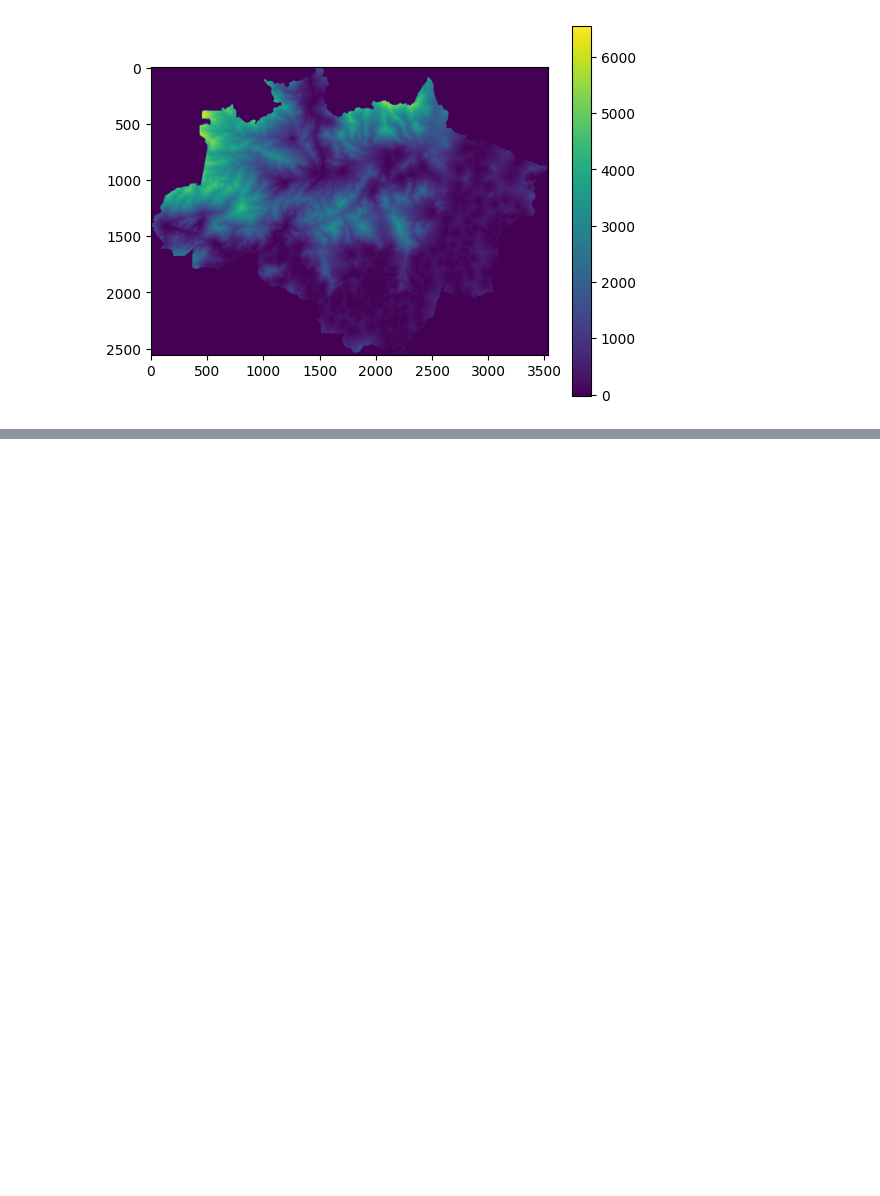
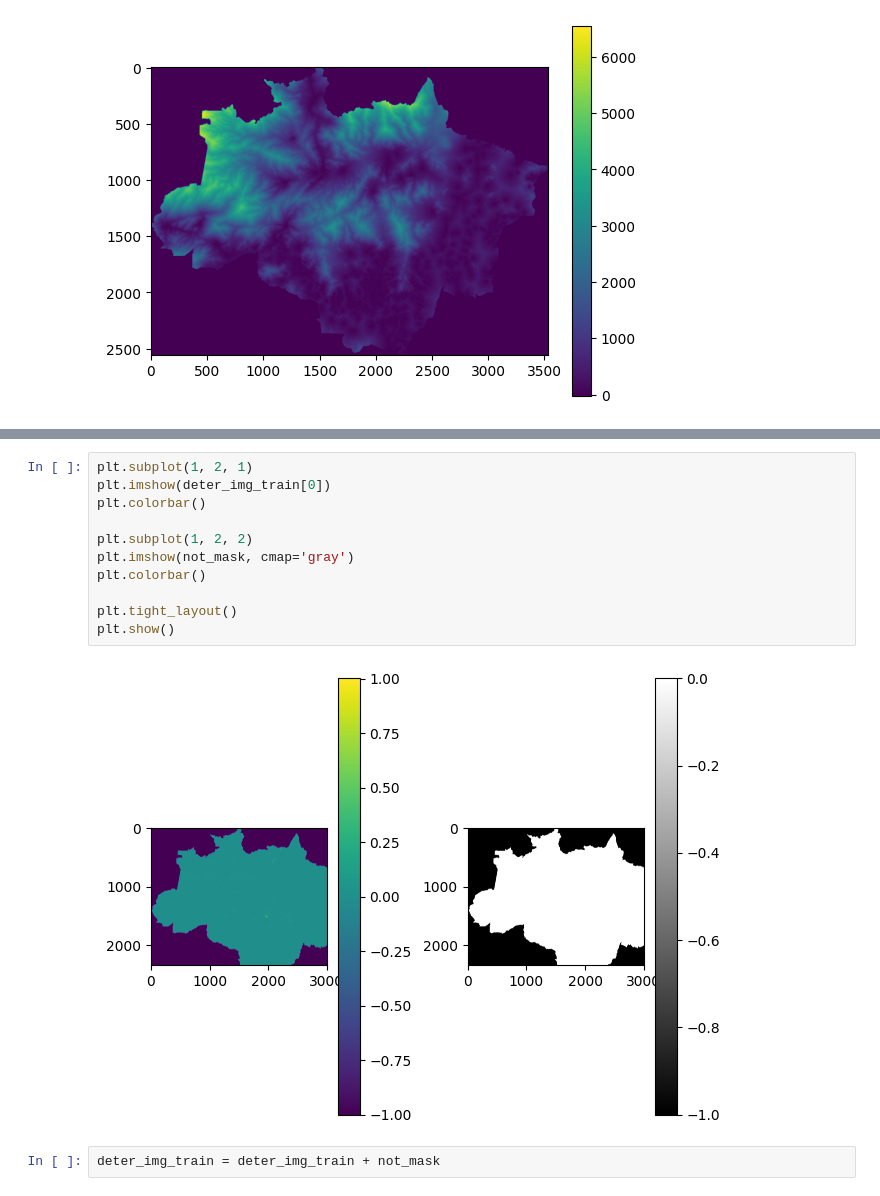
Before and after one commit to thimabru1010/AmazonDeforestation_Prediction, a Jupyter notebook: explore_INPE_IBAMA_data.ipynb, the cells around one changed output, grey strips where cells are left out. Drawn from its saved outputs; the diff is of its cells as text; blank space fills up the shorter version.

```diff
--- a/explore_INPE_IBAMA_data.ipynb
+++ b/explore_INPE_IBAMA_data.ipynb
@@ -202,0 +264,15 @@ plt.show()
+# %%
+plt.subplot(1, 2, 1)
+plt.imshow(deter_img_train[0])
+plt.colorbar()
+
+plt.subplot(1, 2, 2)
+plt.imshow(not_mask, cmap='gray')
+plt.colorbar()
+
+plt.tight_layout()
+plt.show()
+# %% [output]
+[figure, added]
+# %%
+deter_img_train = deter_img_train + not_mask
```
Also changed, not shown: parts of 3 cells of this notebook, 8 other files.
